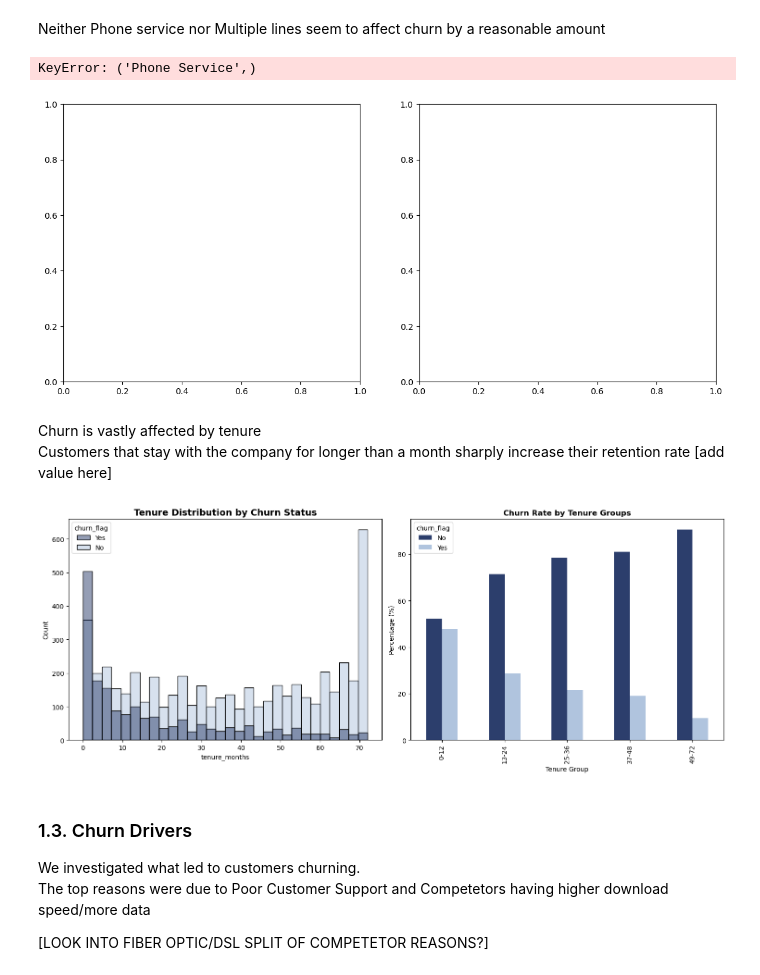
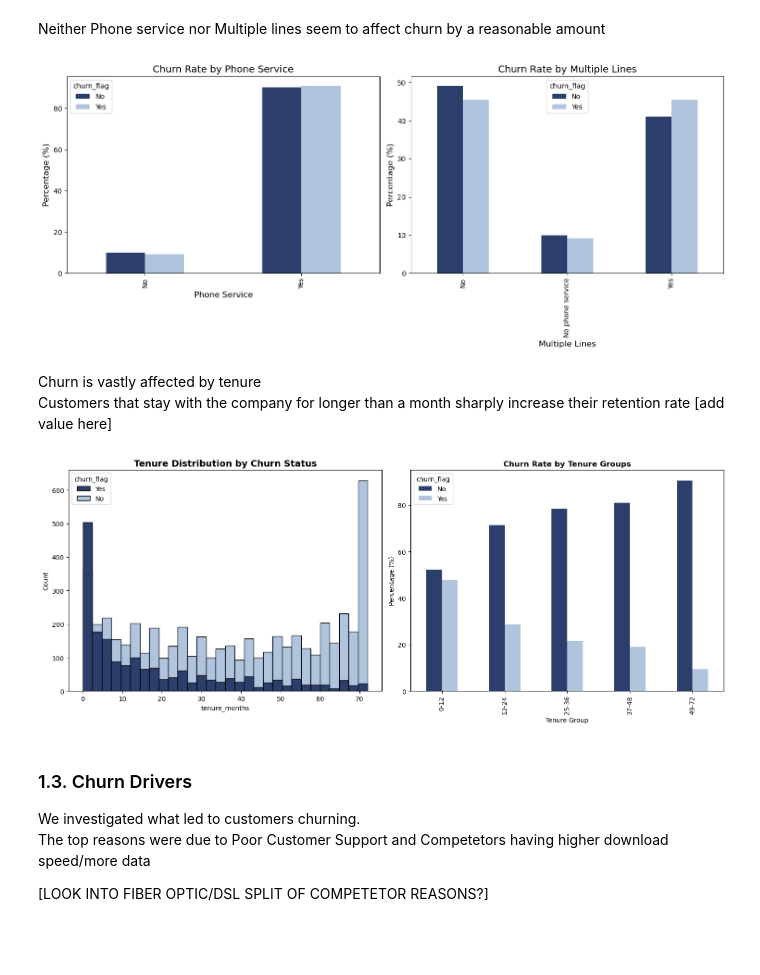
Before and after one commit to kirilvino/Swan-Project-Team-7, a Jupyter notebook: SwanMaster.ipynb, the cells around one changed output. Cells and saved outputs as stored; diff of their text form; code cells hidden in the pictures; blank space fills up the shorter version.

Commit message:
fixing graphs in master

```diff
--- a/SwanMaster.ipynb
+++ b/SwanMaster.ipynb
@@ -178,28 +181,27 @@ Neither Phone service nor Multiple lines seem to affect churn by a reasonable am
 # %%
 # Columns to analyze
 columns = ['Phone Service', 'Multiple Lines']
 
 # Create subplots
 fig, axes = plt.subplots(1, len(columns), figsize=(14, 6))
 
 # Loop through columns
-for idx, (col, title, color_palette) in enumerate(zip(columns, titles, colors)):
+for idx, (col) in enumerate(columns):
     # Calculate crosstab with percentages
     crosstab = pd.crosstab(df[col], df['churn_flag'], normalize='columns') * 100
 
     # Create horizontal bar plot
     crosstab.plot(kind='bar', ax=axes[idx], color=two_palette[:len(crosstab.columns)])
 
     # Set titles and labels
     axes[idx].set_title('Churn Rate by ' + col, fontsize=14)
     axes[idx].set_xlabel(col, fontsize=12)
     axes[idx].set_ylabel('Percentage (%)', fontsize=12)
 
 plt.tight_layout()
 plt.show()
 # %% [output]
-KeyError: ('Phone Service',)
-[figure, old version]
+[figure, new version]
 # %% [markdown]
 Churn is vastly affected by tenure
 Customers that stay with the company for longer than a month sharply increase their retention rate [add value here]
@@ -208,7 +210,7 @@ Customers that stay with the company for longer than a month sharply increase th
 fig, axes = plt.subplots(1, 2, figsize=(15, 6))
 
 # Tenure distribution by Churn
-sns.histplot(data=df, x='tenure_months', hue='churn_flag', bins=30, ax=axes[0], palette=two_palette)
+sns.histplot(data=df, x='tenure_months', hue='churn_flag', bins=30, ax=axes[0], palette=two_palette, alpha = 1)
 axes[0].set_title('Tenure Distribution by Churn Status', fontsize=14, fontweight='bold')
 
 # Churn rate by tenure groups
@@ -222,7 +224,7 @@ axes[1].set_ylabel('Percentage (%)')
 plt.tight_layout()
 plt.show()
 # %% [output]
-[figure, old version]
+[figure, new version]
 # %% [markdown]
 ### 1.3. Churn Drivers
 We investigated what led to customers churning.
```
Also changed, not shown: parts of 4 cells of this notebook.
